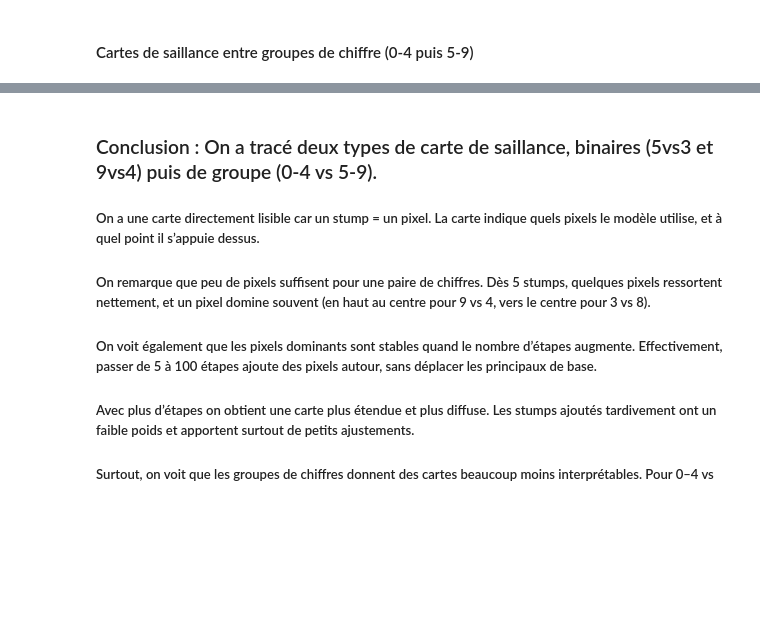
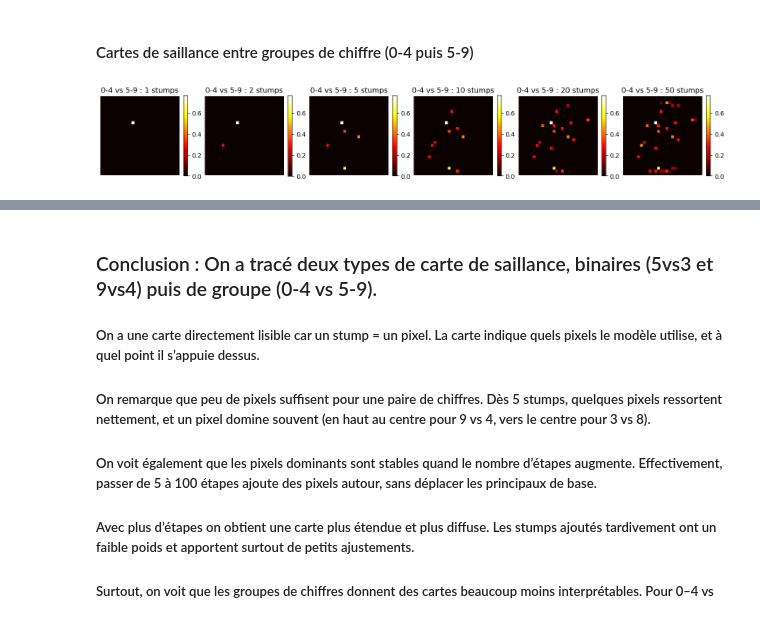
Before and after one commit to jnotarangelo/AdaBoost, a Jupyter notebook: Restitution.ipynb, the cells around one changed output, grey strips where cells are left out. Cells and saved outputs as stored; diff of their text form; code cells hidden in the pictures; blank space fills up the shorter version.

```diff
--- a/Restitution.ipynb
+++ b/Restitution.ipynb
@@ -553,0 +556,4 @@ Les matrices de confusion confirment que les erreurs résiduelles sont rares et
+# %%
+X_04v59_train, y_04v59_train = X_train, (y_train <= 4).astype(int)
+X_04v59_test,  y_04v59_test  = X_test,  (y_test  <= 4).astype(int)
+print(np.unique_counts(y_04v59_train), np.unique_counts(y_04v59_test))
@@ -603,25 +652,26 @@ plt.savefig("images/saillance_map/saillance_binaires.png", dpi=300, bbox_inches=
 # %%
 def preparer(chiffres_1, chiffres_0):
     mask = np.isin(y, chiffres_1 + chiffres_0)                       # garde seulement ces chiffres
     X_b, y_b = X[mask], np.isin(y[mask], chiffres_1).astype(int)     # 1 = premier groupe, 0 = second
     X_tr, X_te, y_tr, y_te = train_test_split(X_b, y_b, test_size=0.25, random_state=42)
     return X_tr, y_tr
 
-cas = {"3 vs 8": preparer([3], [8]),
-       "0-4 vs 5-9": preparer([0, 1, 2, 3, 4], [5, 6, 7, 8, 9])}
+cas = {"0-4 vs 5-9": preparer([0, 1, 2, 3, 4], [5, 6, 7, 8, 9])}
 etapes = [1, 2, 5, 10, 20, 50]
 
-fig, axes = plt.subplots(2, 6, figsize=(18, 8))
-
+fig, axes = plt.subplots(1, 6, figsize=(18, 8))
+axes = np.atleast_2d(axes)
 for i, (nom, (X_tr, y_tr)) in enumerate(cas.items()):
     for j, n in enumerate(etapes):
         model = AdaBoostClassifier(estimator=DecisionTreeClassifier(max_depth=1),
                                    n_estimators=n, random_state=42)
         model.fit(X_tr, y_tr)
 
         im = axes[i, j].imshow(carte_saillance(model), cmap="hot")
         axes[i, j].set_title(f"{nom} : {n} stumps")
         axes[i, j].axis("off")
         fig.colorbar(im, ax=axes[i, j], fraction=0.046)
 
-plt.savefig("images/saillance_map/saillance_binaires_2.png", dpi=300, bbox_inches="tight")
+plt.savefig("images/saillance_map/saillance_binaires_0-4v5-9.png", dpi=300, bbox_inches="tight")
+# %% [output]
+[figure, added]
```
Also changed, not shown: parts of 16 cells of this notebook, 8 other files.
